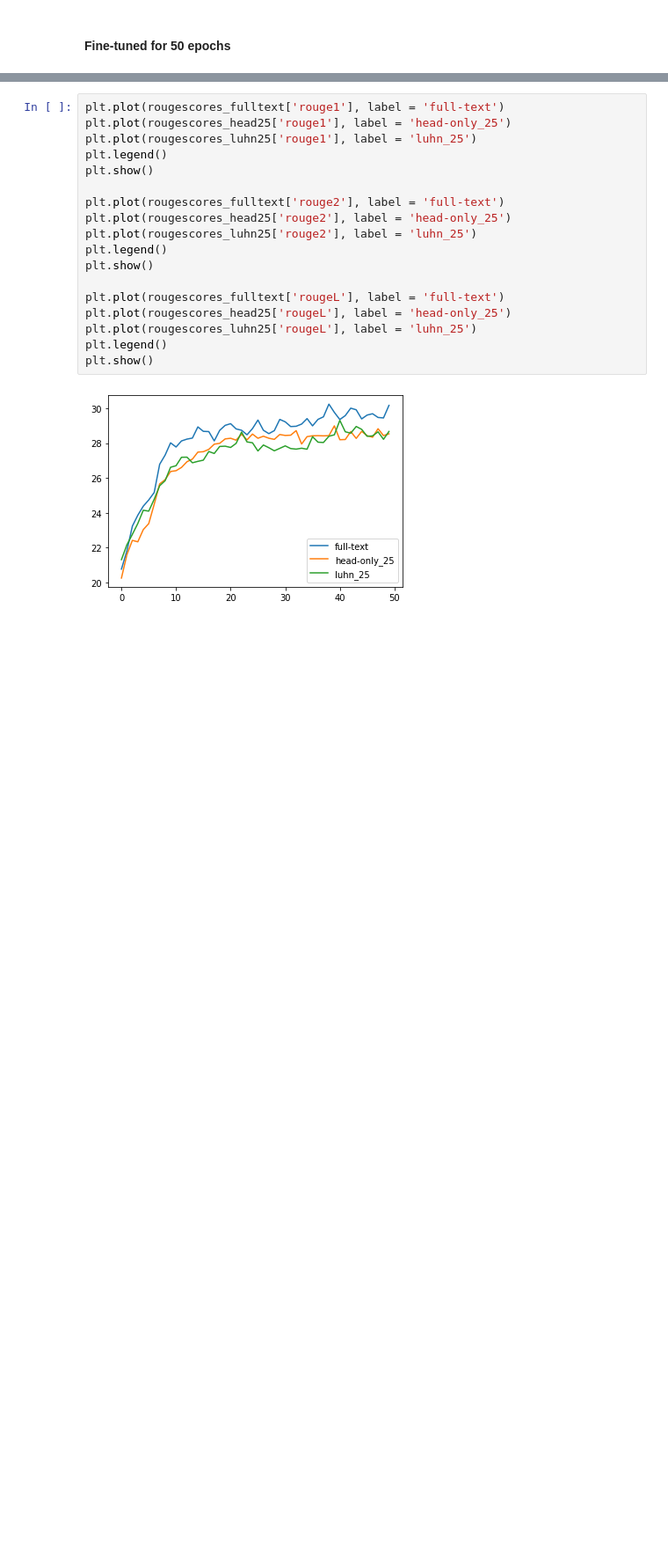
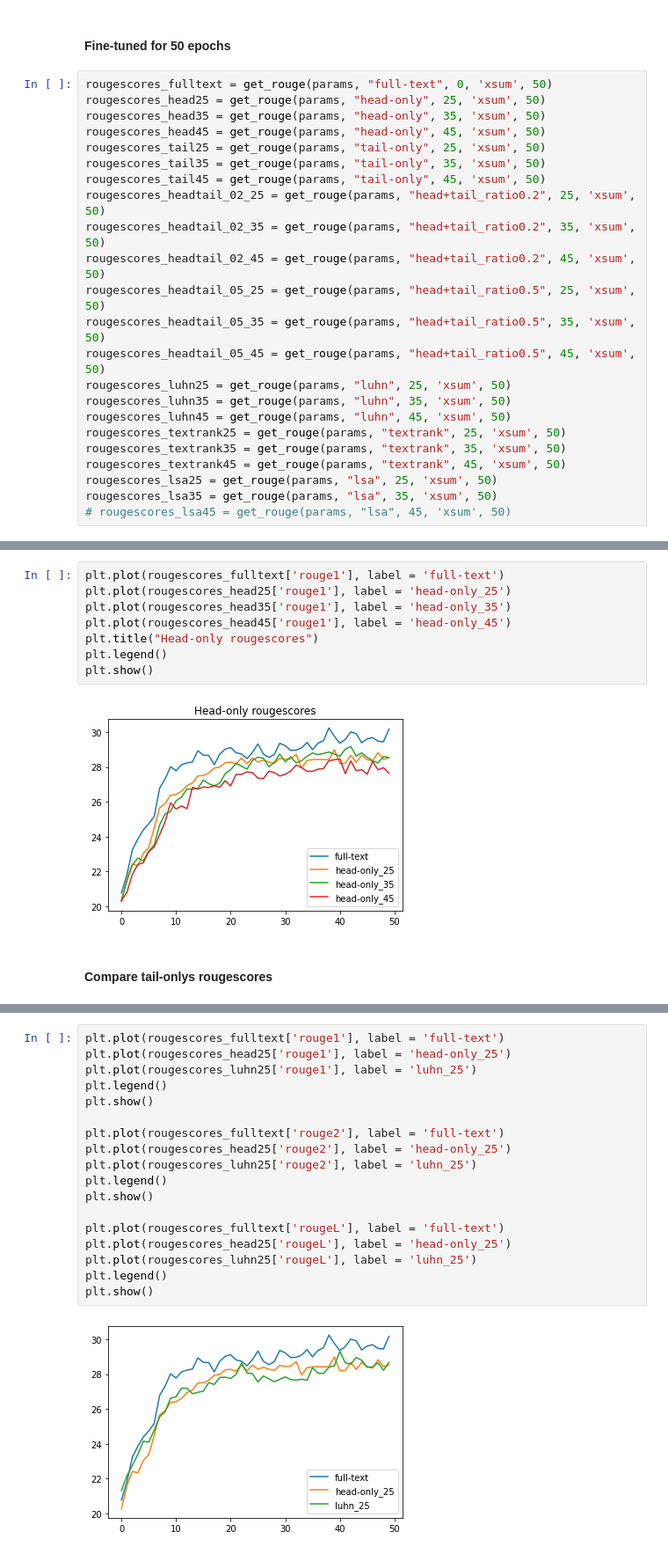
Before and after one commit to beaupranisaa/Text-Summarization, a Jupyter notebook: analysis/Shortening_Evaluation_50epochs.ipynb, the cells around one changed output, grey strips where cells are left out. Shown at 88% size. Cells and saved outputs as stored; diff of their text form; blank space fills up the shorter version.

```diff
--- a/analysis/Shortening_Evaluation_50epochs.ipynb
+++ b/analysis/Shortening_Evaluation_50epochs.ipynb
@@ -14,2 +26,25 @@ import numpy as np
 # %% [markdown]
 #### Fine-tuned for 50 epochs
+# %%
+rougescores_fulltext = get_rouge(params, "full-text", 0, 'xsum', 50)
+rougescores_head25 = get_rouge(params, "head-only", 25, 'xsum', 50)
+rougescores_head35 = get_rouge(params, "head-only", 35, 'xsum', 50)
+rougescores_head45 = get_rouge(params, "head-only", 45, 'xsum', 50)
+rougescores_tail25 = get_rouge(params, "tail-only", 25, 'xsum', 50)
+rougescores_tail35 = get_rouge(params, "tail-only", 35, 'xsum', 50)
+rougescores_tail45 = get_rouge(params, "tail-only", 45, 'xsum', 50)
+rougescores_headtail_02_25 = get_rouge(params, "head+tail_ratio0.2", 25, 'xsum', 50)
+rougescores_headtail_02_35 = get_rouge(params, "head+tail_ratio0.2", 35, 'xsum', 50)
+rougescores_headtail_02_45 = get_rouge(params, "head+tail_ratio0.2", 45, 'xsum', 50)
+rougescores_headtail_05_25 = get_rouge(params, "head+tail_ratio0.5", 25, 'xsum', 50)
+rougescores_headtail_05_35 = get_rouge(params, "head+tail_ratio0.5", 35, 'xsum', 50)
+rougescores_headtail_05_45 = get_rouge(params, "head+tail_ratio0.5", 45, 'xsum', 50)
+rougescores_luhn25 = get_rouge(params, "luhn", 25, 'xsum', 50)
+rougescores_luhn35 = get_rouge(params, "luhn", 35, 'xsum', 50)
+rougescores_luhn45 = get_rouge(params, "luhn", 45, 'xsum', 50)
+rougescores_textrank25 = get_rouge(params, "textrank", 25, 'xsum', 50)
+rougescores_textrank35 = get_rouge(params, "textrank", 35, 'xsum', 50)
+rougescores_textrank45 = get_rouge(params, "textrank", 45, 'xsum', 50)
+rougescores_lsa25 = get_rouge(params, "lsa", 25, 'xsum', 50)
+rougescores_lsa35 = get_rouge(params, "lsa", 35, 'xsum', 50)
+# rougescores_lsa45 = get_rouge(params, "lsa", 45, 'xsum', 50)
@@ -15,0 +210,12 @@ import numpy as np
+# %%
+plt.plot(rougescores_fulltext['rouge1'], label = 'full-text')
+plt.plot(rougescores_head25['rouge1'], label = 'head-only_25')
+plt.plot(rougescores_head35['rouge1'], label = 'head-only_35')
+plt.plot(rougescores_head45['rouge1'], label = 'head-only_45')
+plt.title("Head-only rougescores")
+plt.legend()
+plt.show()
+# %% [output]
+[figure, added]
+# %% [markdown]
+#### Compare tail-onlys rougescores
```
Also changed, not shown: parts of 19 cells of this notebook, 14 other files.
